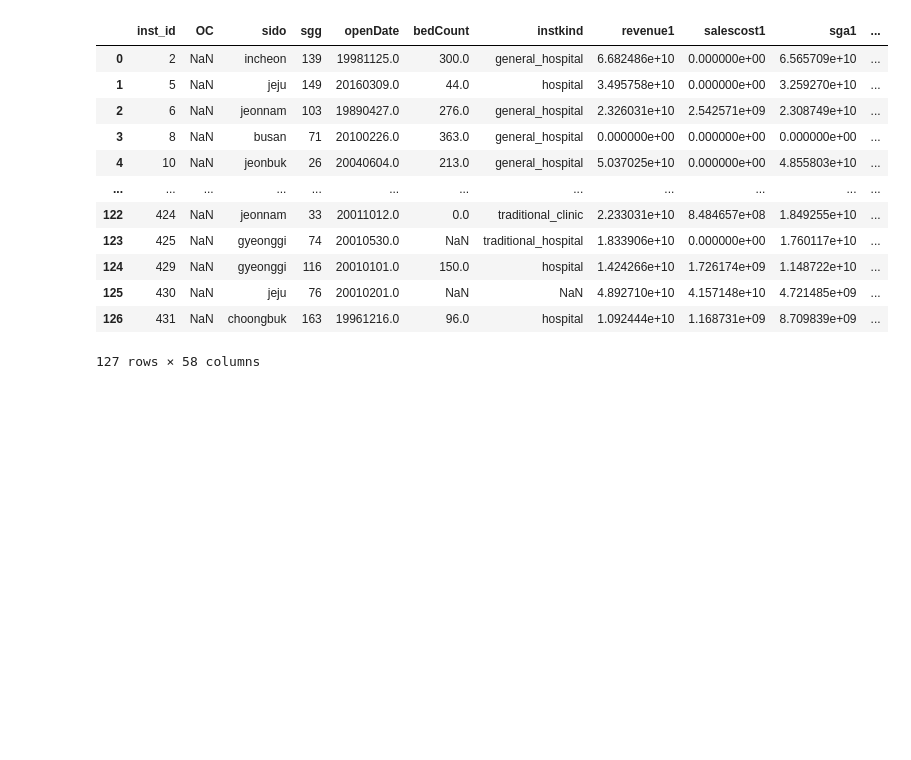
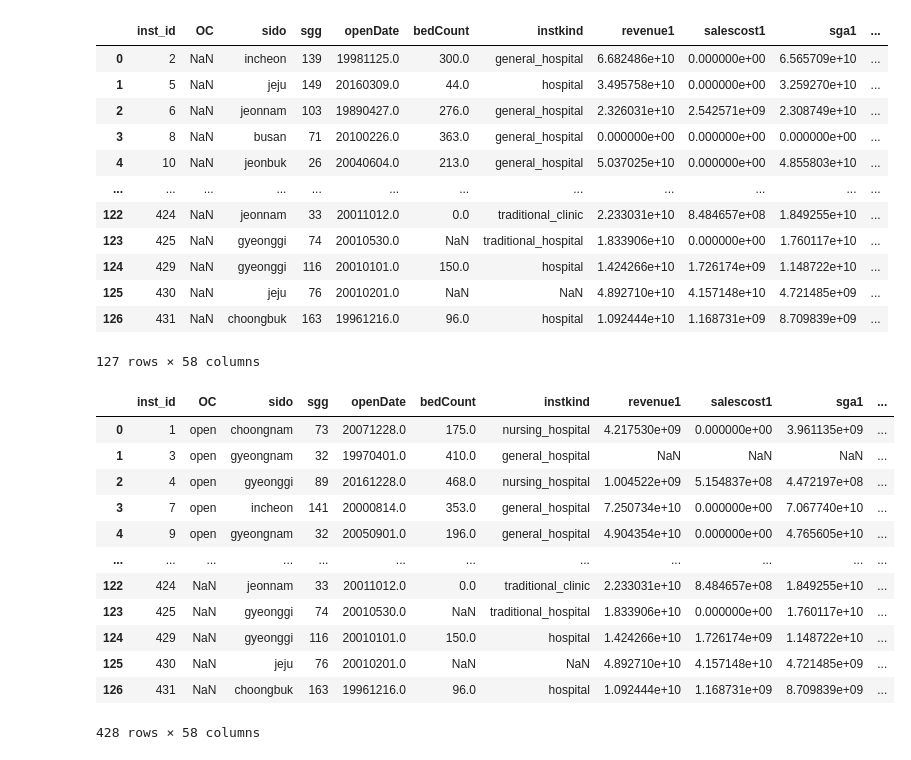
Before and after one commit to hhh6593/Dacon, a Jupyter notebook: Dacon_project_notebook.ipynb, the cells around one changed output. Drawn from its saved outputs; the diff is of its cells as text; code cells hidden in the pictures; blank space fills up the shorter version.

```diff
--- a/Dacon_project_notebook.ipynb
+++ b/Dacon_project_notebook.ipynb
@@ -36,3 +41,20 @@ test
 | 125 | 430 | NaN | jeju | 76 | 20010201.0 | NaN | NaN | 4.892710e+10 | 4.157148e+10 | 4.721485e+09 | ... |
 | 126 | 431 | NaN | choongbuk | 163 | 19961216.0 | 96.0 | hospital | 1.092444e+10 | 1.168731e+09 | 8.709839e+09 | ... |
 127 rows × 58 columns
+# %%
+alldata=pd.concat([train, test])
+alldata
+# %% [output]
+|  | inst_id | OC | sido | sgg | openDate | bedCount | instkind | revenue1 | salescost1 | sga1 | ... |
+| 0 | 1 | open | choongnam | 73 | 20071228.0 | 175.0 | nursing_hospital | 4.217530e+09 | 0.000000e+00 | 3.961135e+09 | ... |
+| 1 | 3 | open | gyeongnam | 32 | 19970401.0 | 410.0 | general_hospital | NaN | NaN | NaN | ... |
+| 2 | 4 | open | gyeonggi | 89 | 20161228.0 | 468.0 | nursing_hospital | 1.004522e+09 | 5.154837e+08 | 4.472197e+08 | ... |
+| 3 | 7 | open | incheon | 141 | 20000814.0 | 353.0 | general_hospital | 7.250734e+10 | 0.000000e+00 | 7.067740e+10 | ... |
+| 4 | 9 | open | gyeongnam | 32 | 20050901.0 | 196.0 | general_hospital | 4.904354e+10 | 0.000000e+00 | 4.765605e+10 | ... |
+| ... | ... | ... | ... | ... | ... | ... | ... | ... | ... | ... | ... |
+| 122 | 424 | NaN | jeonnam | 33 | 20011012.0 | 0.0 | traditional_clinic | 2.233031e+10 | 8.484657e+08 | 1.849255e+10 | ... |
+| 123 | 425 | NaN | gyeonggi | 74 | 20010530.0 | NaN | traditional_hospital | 1.833906e+10 | 0.000000e+00 | 1.760117e+10 | ... |
+| 124 | 429 | NaN | gyeonggi | 116 | 20010101.0 | 150.0 | hospital | 1.424266e+10 | 1.726174e+09 | 1.148722e+10 | ... |
+| 125 | 430 | NaN | jeju | 76 | 20010201.0 | NaN | NaN | 4.892710e+10 | 4.157148e+10 | 4.721485e+09 | ... |
+| 126 | 431 | NaN | choongbuk | 163 | 19961216.0 | 96.0 | hospital | 1.092444e+10 | 1.168731e+09 | 8.709839e+09 | ... |
+428 rows × 58 columns
```
Also changed, not shown: parts of 18 cells of this notebook.
